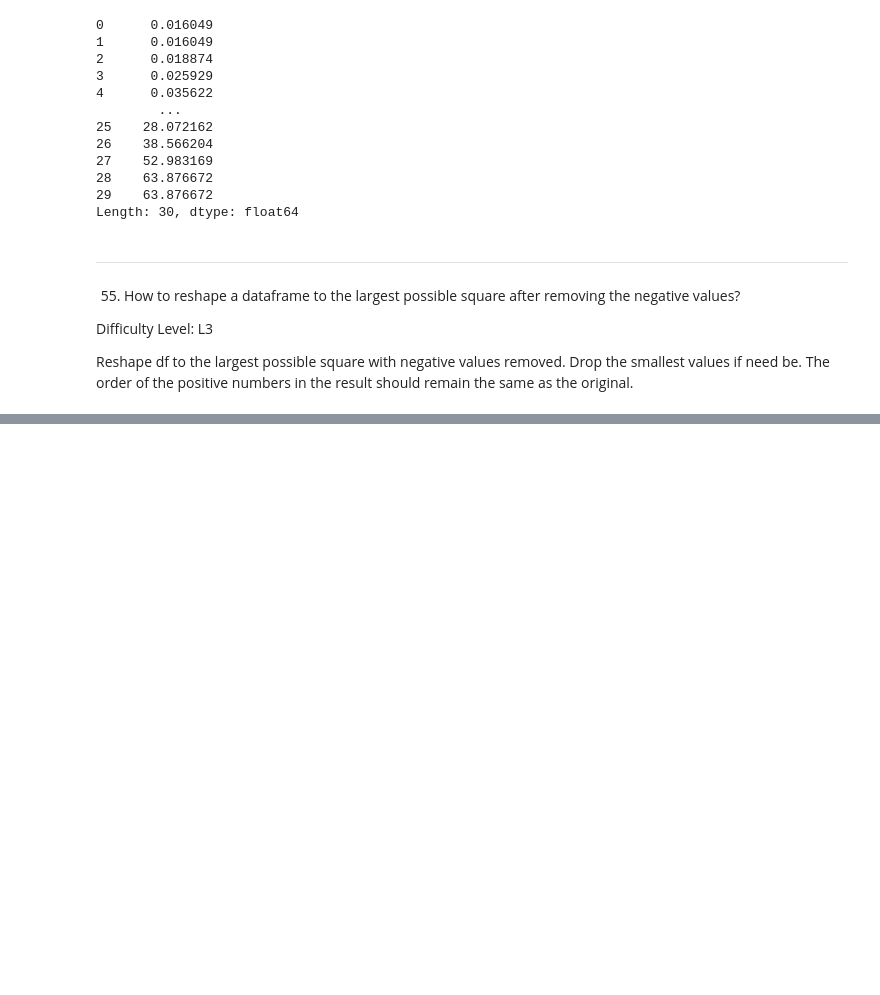
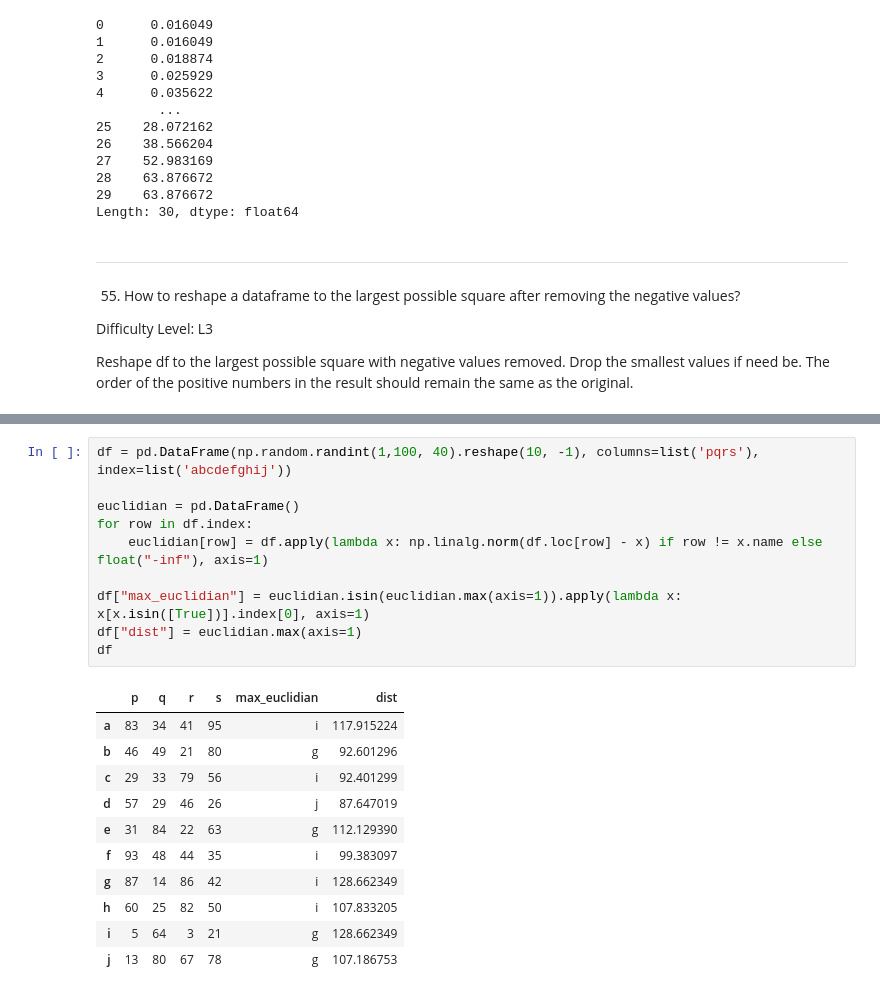
Before and after one commit to OdincovMD/101-pandas, a Jupyter notebook: solutions.ipynb, the cells around one changed output, grey strips where cells are left out. Drawn from its saved outputs; the diff is of its cells as text; blank space fills up the shorter version.

```diff
--- a/solutions.ipynb
+++ b/solutions.ipynb
@@ -1140,0 +1257,22 @@ print(output)
+# %%
+df = pd.DataFrame(np.random.randint(1,100, 40).reshape(10, -1), columns=list('pqrs'), index=list('abcdefghij'))
+
+euclidian = pd.DataFrame()
+for row in df.index:
+    euclidian[row] = df.apply(lambda x: np.linalg.norm(df.loc[row] - x) if row != x.name else float("-inf"), axis=1)
+
+df["max_euclidian"] = euclidian.isin(euclidian.max(axis=1)).apply(lambda x: x[x.isin([True])].index[0], axis=1)
+df["dist"] = euclidian.max(axis=1)
+df
+# %% [output]
+|  | p | q | r | s | max_euclidian | dist |
+| a | 83 | 34 | 41 | 95 | i | 117.915224 |
+| b | 46 | 49 | 21 | 80 | g | 92.601296 |
+| c | 29 | 33 | 79 | 56 | i | 92.401299 |
+| d | 57 | 29 | 46 | 26 | j | 87.647019 |
+| e | 31 | 84 | 22 | 63 | g | 112.129390 |
+| f | 93 | 48 | 44 | 35 | i | 99.383097 |
+| g | 87 | 14 | 86 | 42 | i | 128.662349 |
+| h | 60 | 25 | 82 | 50 | i | 107.833205 |
+| i | 5 | 64 | 3 | 21 | g | 128.662349 |
+| j | 13 | 80 | 67 | 78 | g | 107.186753 |
```
Also changed, not shown: parts of 57 cells of this notebook.
